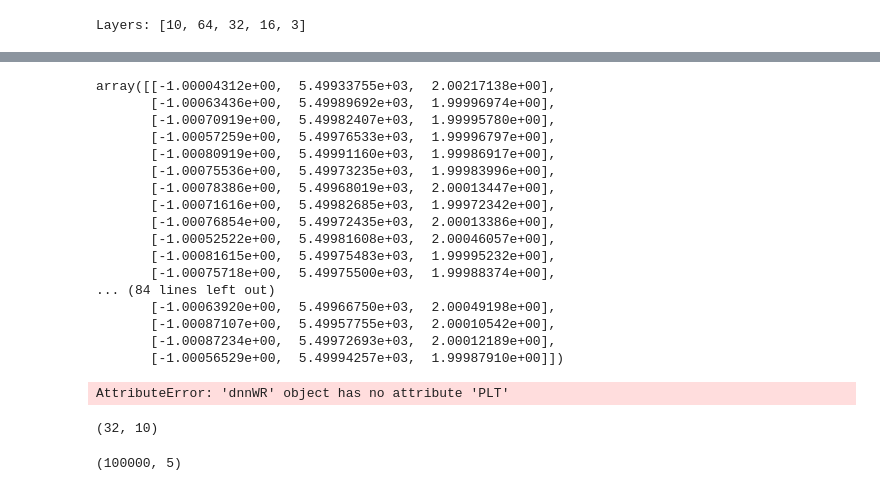
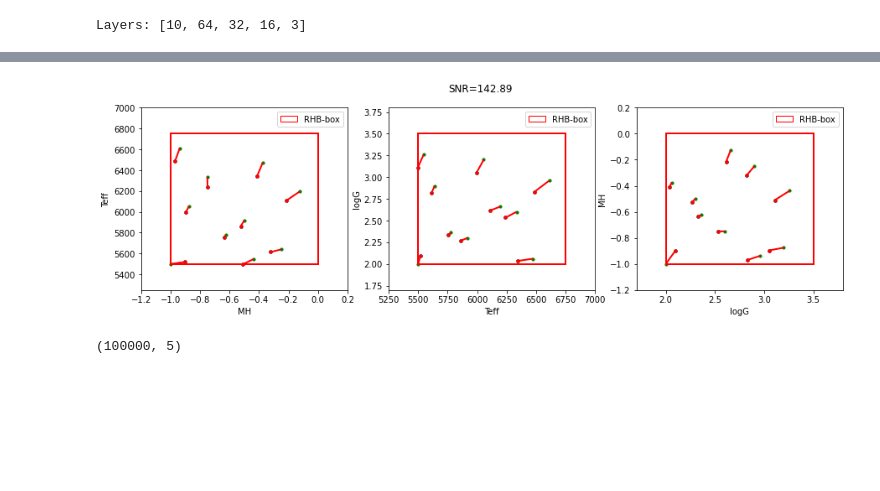
Before and after one commit to ViskaWei/PIML_v0, a Jupyter notebook: nb/RHB_noisednn.ipynb, the cells around one changed output, grey strips where cells are left out. Saved outputs shown, nothing was run; the diff lists cells and outputs as text; code cells hidden in the pictures; blank space fills up the shorter version.

```diff
--- a/nb/RHB_noisednn.ipynb
+++ b/nb/RHB_noisednn.ipynb
@@ -203,31 +72,9 @@ array([[-1.00000000e+00,  5.50000000e+03,  2.00000000e+00],
-# %%
-d.y_pred
-# %% [output]
-array([[-1.00004312e+00,  5.49933755e+03,  2.00217138e+00],
-       [-1.00063436e+00,  5.49989692e+03,  1.99996974e+00],
-       [-1.00070919e+00,  5.49982407e+03,  1.99995780e+00],
-       [-1.00057259e+00,  5.49976533e+03,  1.99996797e+00],
-       [-1.00080919e+00,  5.49991160e+03,  1.99986917e+00],
-       [-1.00075536e+00,  5.49973235e+03,  1.99983996e+00],
-       [-1.00078386e+00,  5.49968019e+03,  2.00013447e+00],
-       [-1.00071616e+00,  5.49982685e+03,  1.99972342e+00],
-       [-1.00076854e+00,  5.49972435e+03,  2.00013386e+00],
-       [-1.00052522e+00,  5.49981608e+03,  2.00046057e+00],
-       [-1.00081615e+00,  5.49975483e+03,  1.99995232e+00],
-       [-1.00075718e+00,  5.49975500e+03,  1.99988374e+00],
-... (84 lines left out)
-       [-1.00063920e+00,  5.49966750e+03,  2.00049198e+00],
-       [-1.00087107e+00,  5.49957755e+03,  2.00010542e+00],
-       [-1.00087234e+00,  5.49972693e+03,  2.00012189e+00],
-       [-1.00056529e+00,  5.49994257e+03,  1.99987910e+00]])
-# %%
-d.eval_acc(snr = b.estimate_snr(NL))
-# %% [output]
-AttributeError: 'dnnWR' object has no attribute 'PLT'
-# %%
-aks_train.shape
-# %% [output]
-(32, 10)
+# %%
+np.random.seed(926)
+pmts = b.get_random_pmt(10)
+d.eval_pmts_noise(pmts, 1, 100, 0.2)
+# %% [output]
+[figure, added]
 # %%
 train_pmts.shape
 # %% [output]
```
Also changed, not shown: parts of 15 cells of this notebook, 6 other files.
